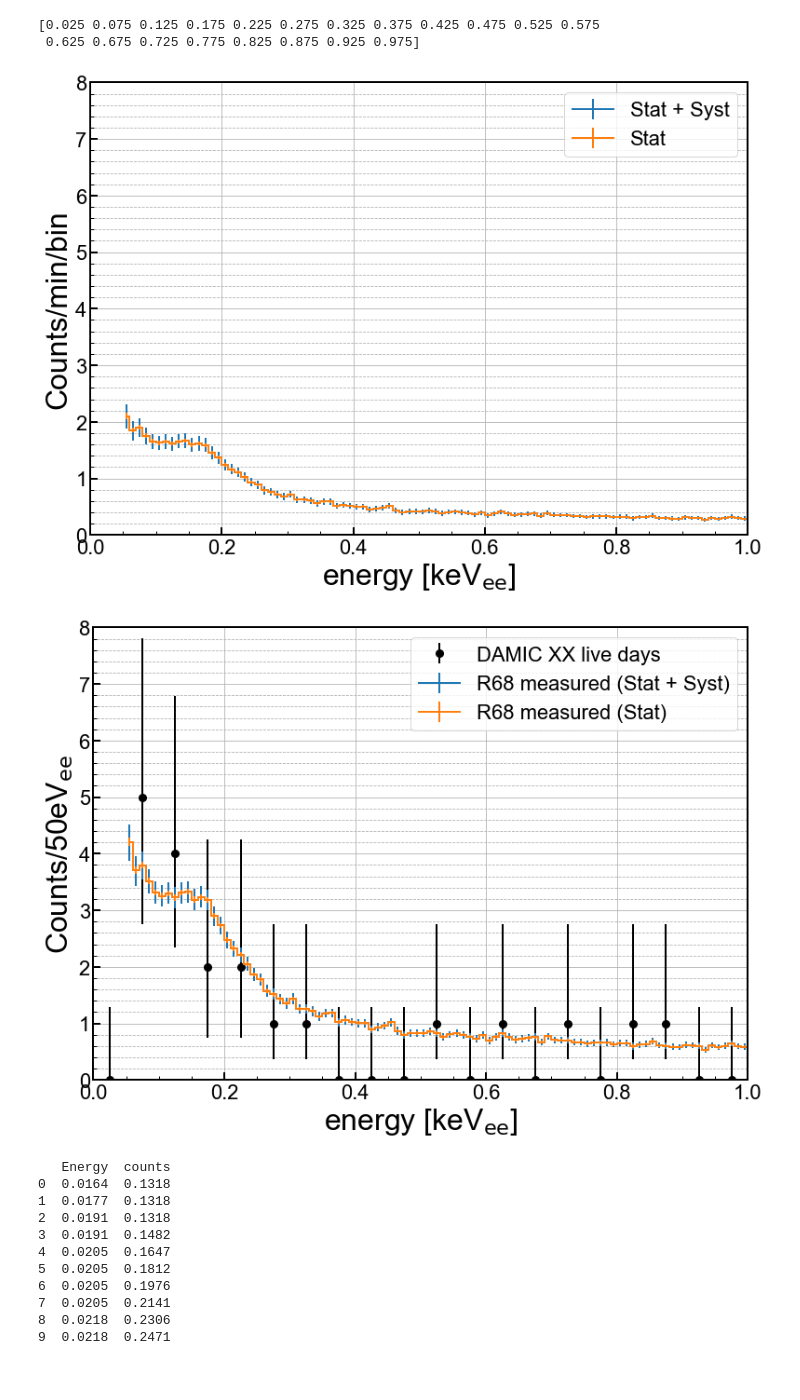
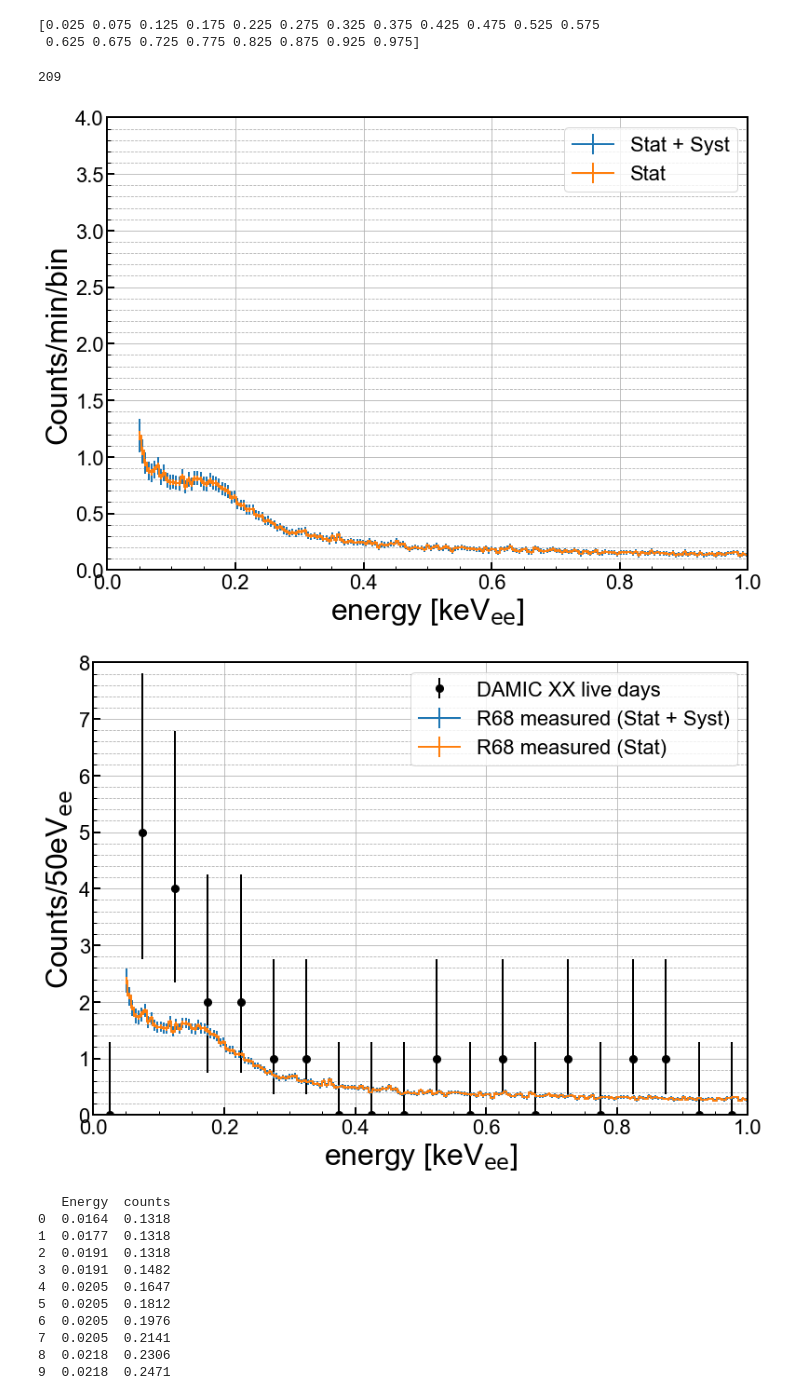
Before and after one commit to villano-lab/thermal-flux_paper2023, a Jupyter notebook: DAMIC/preliminary_plots.ipynb, the cells around one changed output. Cells and saved outputs as stored; diff of their text form; code cells hidden in the pictures.

```diff
--- a/DAMIC/preliminary_plots.ipynb
+++ b/DAMIC/preliminary_plots.ipynb
@@ -121,11 +128,11 @@ import R68_efficiencies as eff
 meas=r68.load_measured()
 import R68_spec_tools as spec
 
-Emax = 2000 #eVee
-Ebins=np.linspace(0,Emax,201)
+Emax = 1000 #eVee
+Ebins=np.linspace(0,Emax,210) #I changed E max from 2000 to 1000 to make the x axis of the two plots line up
 Ebins_ctr=(Ebins[:-1]+Ebins[1:])/2
 Efit_min=50#[eVee]
-Efit_max=1750#[eVee]
+Efit_max=1000#[eVee]
 spec_bounds=(np.digitize(Efit_min,Ebins)-1,np.digitize(Efit_max,Ebins)-1)
 
 Ebins_ctr[slice(*spec_bounds)].shape
@@ -139,6 +146,7 @@ c_syst2,dc_syst2=spec.doBkgSub(r68.load_measured(verbose=False), Ebins, Efit_min
 r_stat,dr_stat=spec.doBkgSub(r68.load_measured(verbose=False), Ebins, Efit_min, Efit_max, doEffsyst=False, doBurstLeaksyst=False, output='reco-rate')
 r_syst,dr_syst=spec.doBkgSub(r68.load_measured(verbose=False), Ebins, Efit_min, Efit_max, doEffsyst=True, doBurstLeaksyst=False, output='reco-rate')
 r_syst2,dr_syst2=spec.doBkgSub(r68.load_measured(verbose=False), Ebins, Efit_min, Efit_max, doEffsyst=True, doBurstLeaksyst=True, output='reco-rate')
+#r_syst2 is counts with systematic uncertainties added?
 # %%
 #set up a 1d plot
 fig,axes = plt.subplots(1,1,figsize=(11.0,8.0),sharex=True)
@@ -151,38 +159,48 @@ ax1 = axes
 
 #axs1.errorbar(Ebin_ctr[Ebin_ctr>50],RQss[1]['N_meas'][Ebin_ctr>50],(RQss[1]['dN_meas'].T[Ebin_ctr>50]).T,
 #                ecolor='k', marker='o',markersize=8,color='k', linestyle='none',label='Measured',zorder=5,linewidth=3)
 
 
-line_r_syst=ax1.errorbar(Ebins_ctr[cthresh]/1000,60*r_syst2[cthresh],yerr=(60*dr_syst2[::-1])[:,cthresh],drawstyle = 'steps-mid', linewidth=2, label='Stat + Syst')
-line_r_stat=ax1.errorbar(Ebins_ctr[cthresh]/1000,60*r_stat[cthresh],yerr=60*dr_stat[::-1][:,cthresh],drawstyle = 'steps-mid', linewidth=2, label='Stat')
+line_r_syst=ax1.errorbar(Ebins_ctr[cthresh]/1000,60*r_syst2[cthresh],yerr=(60*dr_syst2[::-1])[:,cthresh],\
+                         drawstyle = 'steps-mid', linewidth=2, label='Stat + Syst')
+line_r_stat=ax1.errorbar(Ebins_ctr[cthresh]/1000,60*r_stat[cthresh],yerr=60*dr_stat[::-1][:,cthresh],\
+                         drawstyle = 'steps-mid', linewidth=2, label='Stat')
+
+print(Ebins_ctr.size)
 
 ymin = 0
-ymax = 8
+ymax = 4
 
 blue = '#118DFA'
-
 
 
 ax1.set_yscale('linear')
 #ax1.set_yscale('log')
 ax1.set_xlim(0.0, 1)
 ax1.set_ylim(ymin,ymax)
 ax1.set_xlabel(r'energy [keV$_{\mathrm{ee}}$]')
 ax1.set_ylabel('Counts/min/bin')
 ax1.grid(True)
 ax1.yaxis.grid(True,which='minor',linestyle='--')
 ax1.legend(loc=1,prop={'size':22})
 #ax1.legend(bbox_to_anchor=(1.04,1),borderaxespad=0,prop={'size':22})
 
+
 for axis in ['top','bottom','left','right']:
   ax1.spines[axis].set_linewidth(2)
 
 plt.tight_layout()
 #plt.savefig('paper_figures/hist.eps')
 #plt.savefig('paper_figures/hist.pdf')
 plt.show()
+
+#print(np.sum(r_stat[4:]))
+
+#for i in np.nditer(r_stat[4:]):
+  #  print(i)
 # %% [output]
+209
-[figure, old version]
+[figure, new version]
 # %%
 #set up a 1d plot
 fig,axes = plt.subplots(1,1,figsize=(11.0,8.0),sharex=True)
@@ -199,7 +217,9 @@ ax1.errorbar(xcq,n,yerr=[ntot_minus,ntot_plus], marker='o', markersize=8, \
 line_r_syst=ax1.errorbar(Ebins_ctr[cthresh]/1000,2*60*r_syst2[cthresh],yerr=(1.5*60*dr_syst2[::-1])[:,cthresh], \
                          drawstyle = 'steps-mid', linewidth=2, label='R68 measured (Stat + Syst)')
 line_r_stat=ax1.errorbar(Ebins_ctr[cthresh]/1000,2*60*r_stat[cthresh],yerr=1.5*60*dr_stat[::-1][:,cthresh], \
-                         drawstyle = 'steps-mid', linewidth=2, label='R68 measured (Stat)')
+                      drawstyle = 'steps-mid', linewidth=2, label='R68 measured (Stat)')
+
+
 
 ymin = 0
 ymax = 8
@@ -227,7 +247,7 @@ plt.tight_layout()
 #plt.savefig('paper_figures/hist.pdf')
 plt.show()
 # %% [output]
-[figure, old version]
+[figure, new version]
 # %%
 damic_model = pds.read_csv("data/DAMIC_excess_model.txt", skiprows=1, \
                          names=['Energy', 'counts'], \
```
Also changed, not shown: parts of 6 cells of this notebook.
